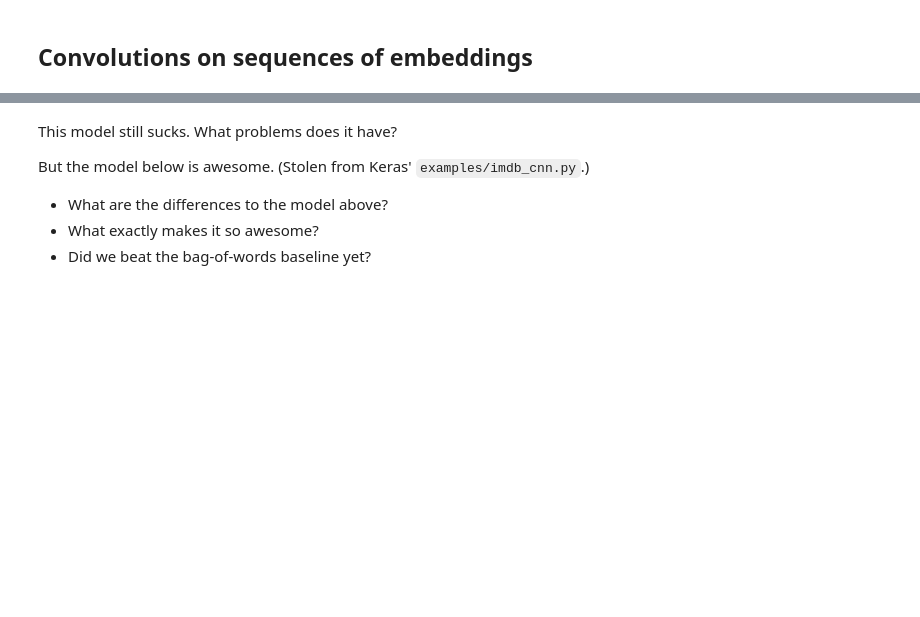
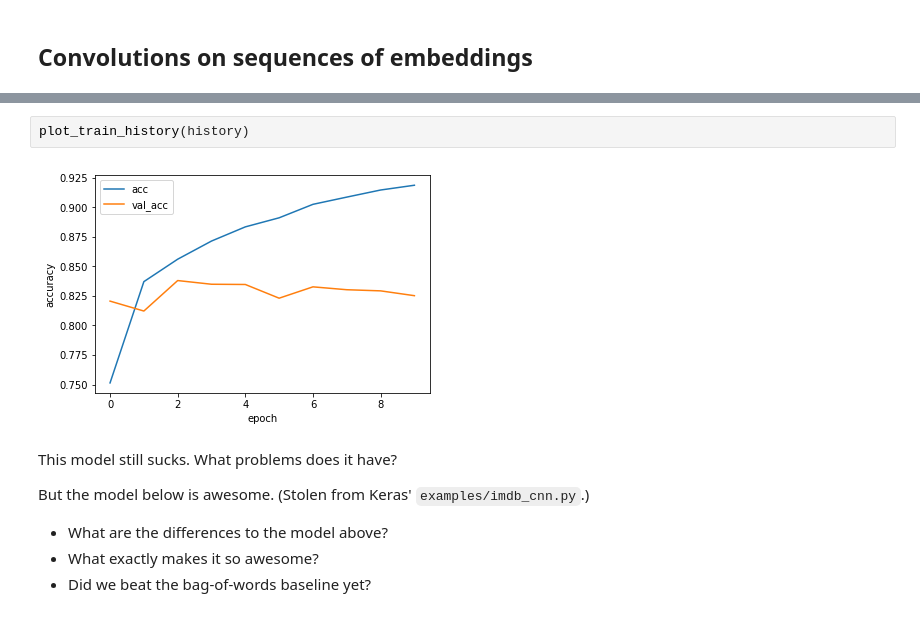
Before and after one commit to ZhukovGreen/mlprague-2019, a Jupyter notebook: MLPrague19_IMDB_Sentiment.ipynb, the cells around one changed output, grey strips where cells are left out. Saved outputs shown, nothing was run; the diff lists cells and outputs as text; blank space fills up the shorter version.

```diff
--- a/MLPrague19_IMDB_Sentiment.ipynb
+++ b/MLPrague19_IMDB_Sentiment.ipynb
@@ -549,3 +575,7 @@ Accuracy (epoch 5): 0.8872 train, 0.8374 val
+# %%
+plot_train_history(history)
+# %% [output]
+[figure, added]
 # %% [markdown]
 This model still sucks.  What problems does it have?
 
```
Also changed, not shown: parts of 13 cells of this notebook, 2 other files.
